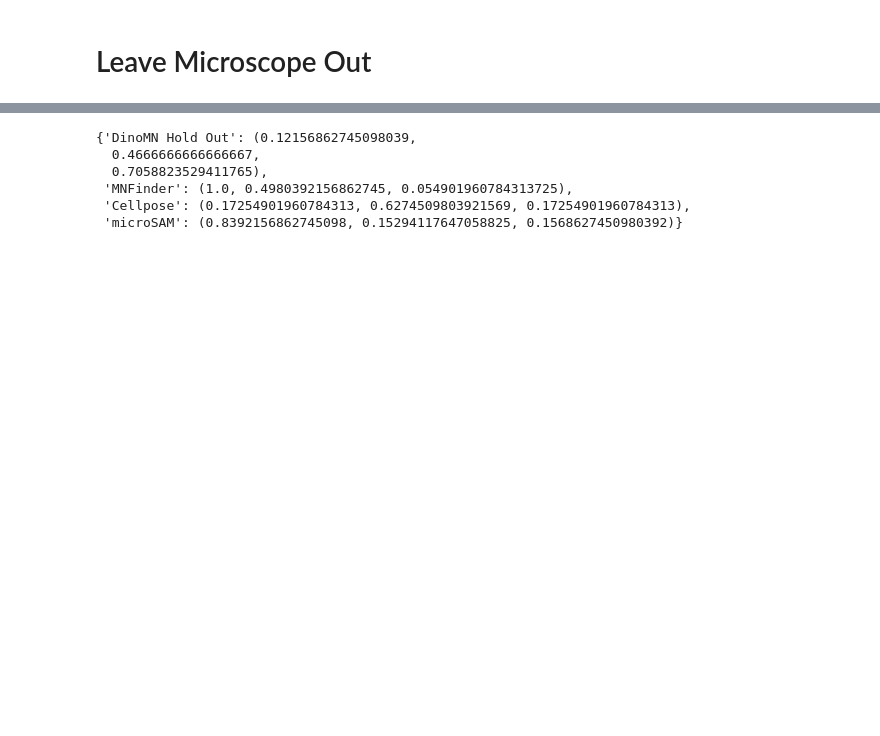
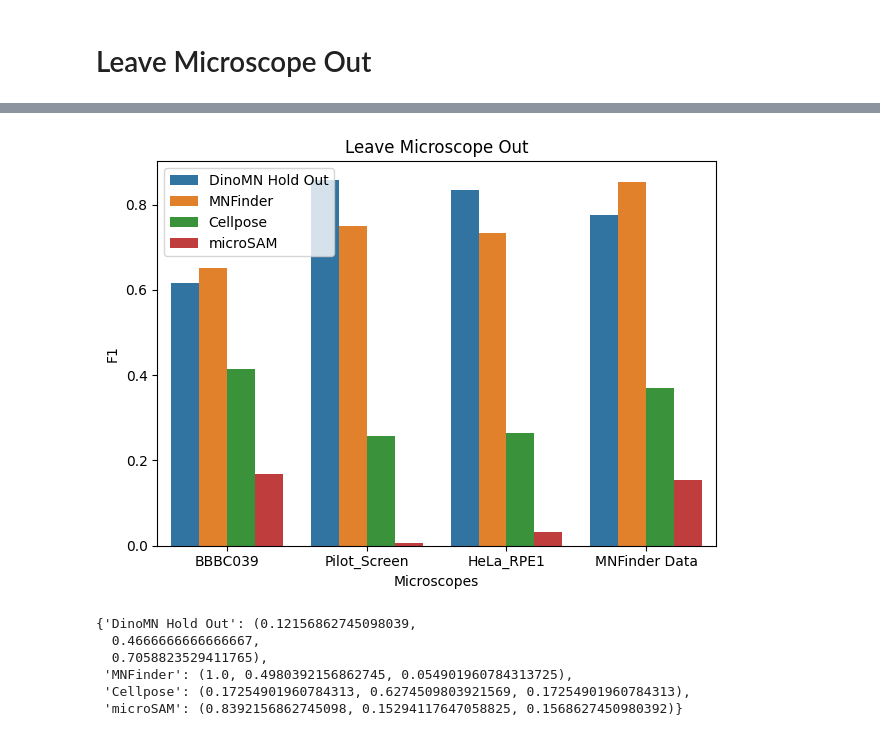
Before and after one commit to CaicedoLab/micronuclei-detection, a Jupyter notebook: figures/figure5.ipynb, the cells around one changed output, grey strips where cells are left out. Cells and saved outputs as stored; diff of their text form; code cells hidden in the pictures; blank space fills up the shorter version.

```diff
--- a/figures/figure5.ipynb
+++ b/figures/figure5.ipynb
@@ -29,3 +29,17 @@ df
+# %%
+sb.barplot(
+    data=df,
+    x='Subset',
+    y='F1',
+    hue='Model'
+)
+plt.xlabel('Microscopes')
+plt.title('Leave Microscope Out')
+plt.tight_layout()
+plt.legend(loc='upper left')
+plt.show()
+# %% [output]
+[figure, added]
 # %%
 palette = dict(zip(df['Model'].unique(), sb.color_palette()))
 palette
```
Also changed, not shown: parts of 9 cells of this notebook, 4 other files.
